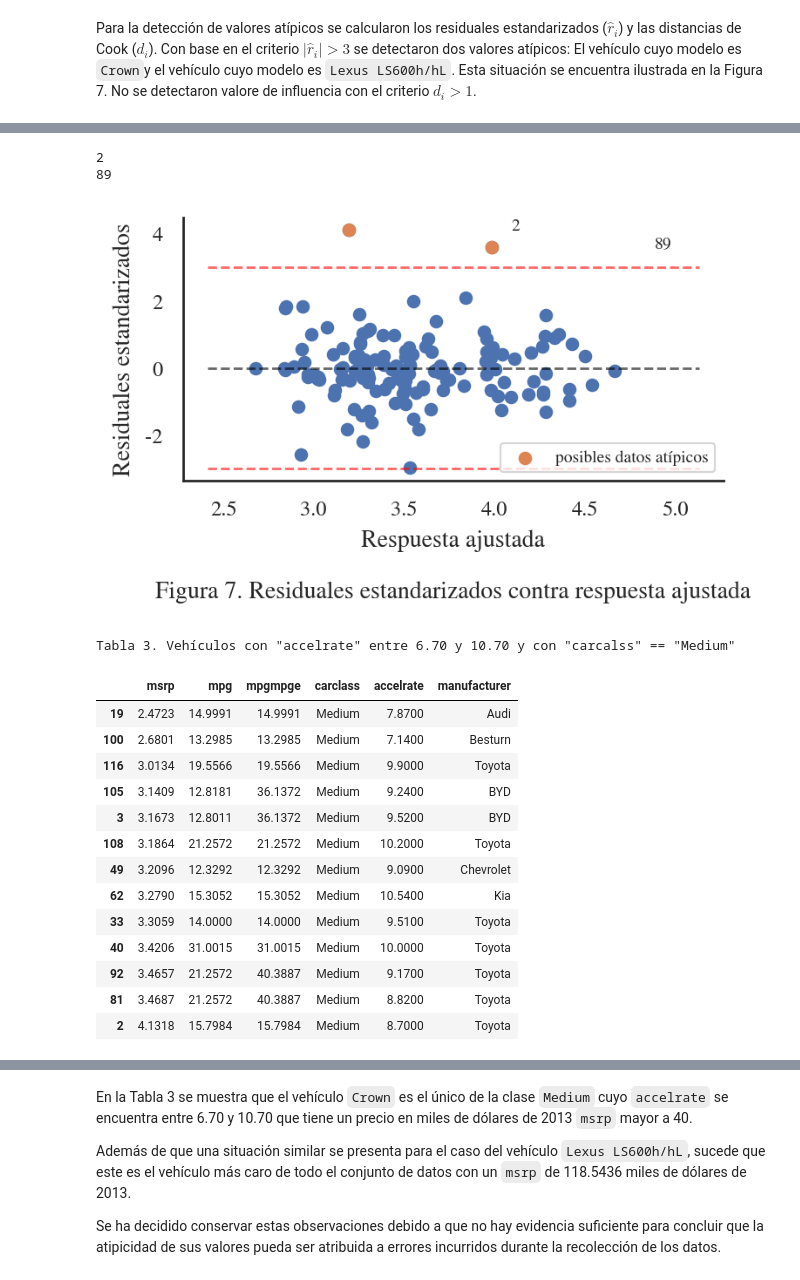
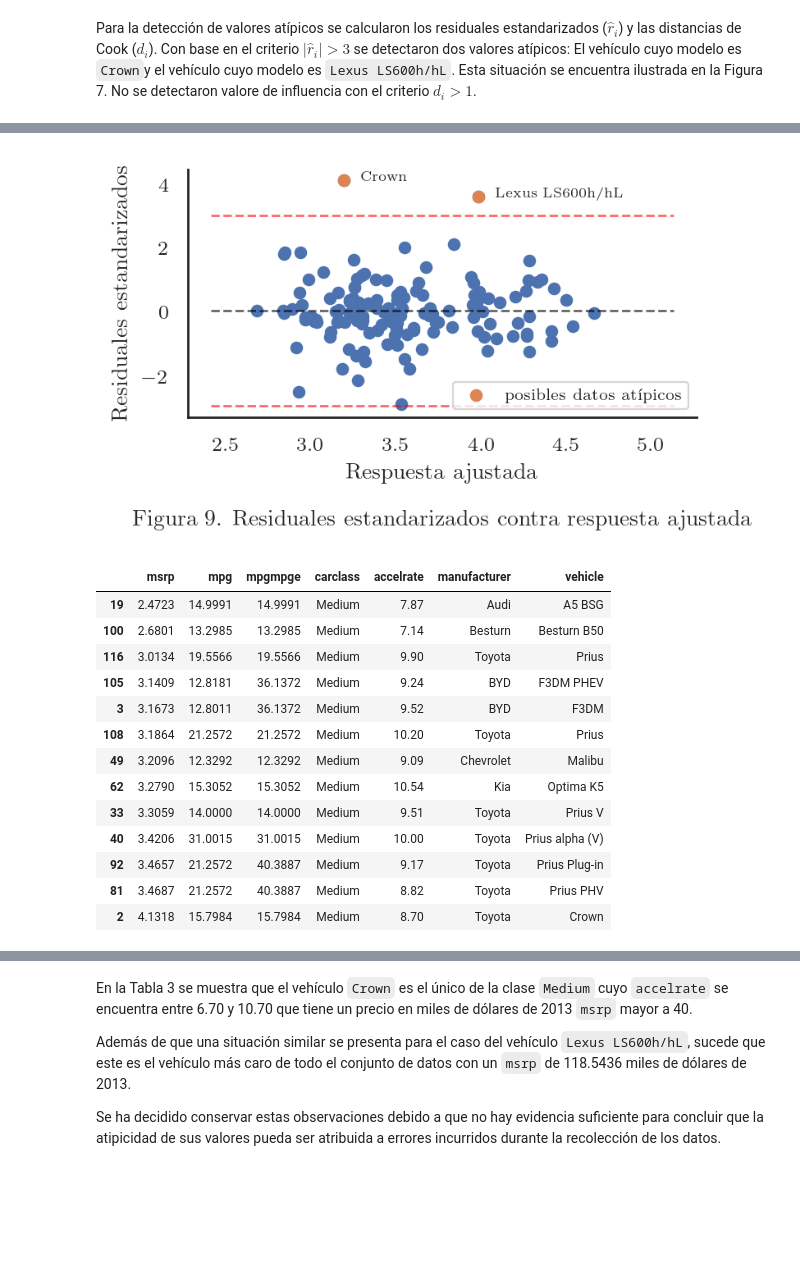
Before and after one commit to cegm/EA2-Entregables, a Jupyter notebook: Controles/Control 4/KND.ipynb, the cells around one changed output, grey strips where cells are left out. Drawn from its saved outputs; the diff is of its cells as text; code cells hidden in the pictures; blank space fills up the shorter version.

```diff
--- a/Controles/Control 4/KND.ipynb
+++ b/Controles/Control 4/KND.ipynb
@@ -38,10 +38,10 @@ pd.options.display.precision = 4 # Para 4 decimales.
 pd.options.mode.chained_assignment = None  # default='warn'
 # %%
 # esto es solo para que corra en mi compu je
-import matplotlib
-from matplotlib import rc
-rc("text", usetex=False)
-matplotlib.rcParams['axes.unicode_minus'] = False
+#import matplotlib
+#from matplotlib import rc
+#rc("text", usetex=False)
+#matplotlib.rcParams['axes.unicode_minus'] = False
 # %%
 def format_plot(ax, x_label = 'x', y_label = 'y', caption = None, despine = True):
     if despine:
@@ -226,7 +234,7 @@ Para la mayoría de las observaciones el consumo de combustible es igual al máx
 # %% [markdown]
 A continuación evaluaremos la relación lineal entre los regresores y la variable respuesta.
 # %%
-fig, axes = plt.subplots(1, 3, figsize = ((FIG_WIDTH+1)*3, FIG_HEIGHT))
+fig, axes = plt.subplots(1, 3, figsize = ((FIG_WIDTH+2)*3, FIG_HEIGHT))
 xs = ['accelrate', 'mpg', 'mpgmpge']
 labels  = ['tasa de aceleración', 'consumo de combustible', 'máximo de consumo de combustible o equivalente']
 captions = ['\\texttt{accelrate}', '\\texttt{mpg}', '\\texttt{mpgmpge}']
@@ -390,6 +409,7 @@ data_fin['mpgmpge'] = data['mpgmpge']
 data_fin['carclass'] = data['newCarClass']
 data_fin['accelrate'] = data['accelrate']
 data_fin['manufacturer'] = data['manufacturer']
+data_fin['vehicle'] = data['vehicle']
 # %%
 def fit_model(regresors, df):
     formula = 'msrp~{}'.format('+'.join(regresors))
@@ -468,7 +526,7 @@ AttributeError: 'Styler' object has no attribute 'filter'
 En la Tabla 2 se muestra que el modelo que simultáneamente minimiza el valor del AIC y el valor $p$ asociado con el estadístico $F$ de la prueba de la significancia de la regresión es el que se muestra en la última fila de la tabla, es decir, aquel que considera a `mpgmpge`, `carclass`, `accelrate` y `manufacturer`como regresores. En todos los casos la $C_p$ de Mallows es igual a la cantidad de regresores empleados. La cantidad de 30 regresores corresponde a (25 - 1) variables indicadoras asociadas con el factor `manufacturer`, (4 - 1) variables indicadoras asociadas con el factor `carclass`, 2 variables numéricas y 1 regresor asociado con el coeficiente $\beta_0$
 # %%
 formula = 'msrp~mpgmpge+carclass+accelrate+manufacturer'
-modelo = sm.ols(formula=formula, data = data_fin.drop(index = []))
+modelo = sm.ols(formula=formula, data = data_fin)
 fitted = modelo.fit()
 # %% [markdown]
 ## Detección de valores atípicos
@@ -534,54 +582,50 @@ Cooks:
 # %%
 fig, axes = plt.subplots(1, 1, figsize=(4, 2))
 # grafica residuales
 xmin=min(fitted.fittedvalues)
 xmax = max(fitted.fittedvalues)
 axes.hlines(y=3, xmin=xmin*0.9, xmax=xmax*1.1, color='red',linestyle='--',lw=1, alpha = 0.6)
 axes.hlines(y=-3, xmin=xmin*0.9, xmax=xmax*1.1, color='red',linestyle='--',lw=1, alpha = 0.6)
 axes.hlines(y=0, xmin=xmin*0.9, xmax=xmax*1.1, color='black',linestyle='--',lw=1, alpha = 0.6)
 axes.scatter(fitted.fittedvalues, standardized_residuals)
 axes.scatter(fitted.fittedvalues[outliers], standardized_residuals[outliers], label = 'posibles datos atípicos')
 plt.legend(loc = 4, fontsize = 7)
 format_plot(
     axes,
     x_label = 'Respuesta ajustada',
     y_label = 'Residuales estandarizados',
-    caption = 'Figura 7. Residuales estandarizados contra respuesta ajustada'
+    caption = 'Figura 9. Residuales estandarizados contra respuesta ajustada'
 )
 
 for i in outliers:
-    print(i)
-    axes.annotate(i,
-                  xy=(fitted.fittedvalues[i]+0.9, standardized_residuals[i]),
-                  size = 7
+    axes.annotate(data_fin['vehicle'][i],
+                  xy=(fitted.fittedvalues[i]+0.1, standardized_residuals[i]),
+                  size = 6
                  )
 
 plt.show()
 # %% [output]
-2
-89
-[figure, old version]
+[figure, new version]
 # %%
 crown_df = data_fin[(data_fin["accelrate"] >= 8.70 - 2) & (data_fin["accelrate"] <= 8.70 + 2) & (data_fin["carclass"] == "Medium")].sort_values("msrp")
 
 # QUITAR SI NO CORRE AL CONVERTIR A LATEX/PDF
 title = 'Tabla 3. Vehículos con "accelrate" entre 6.70 y 10.70 y con "carcalss" == "Medium"'
-crown_df = crown_df.style.set_caption(title)
+#crown_df = crown_df.style.set_caption(title)
 
 display(crown_df)
 # %% [output]
-Tabla 3. Vehículos con "accelrate" entre 6.70 y 10.70 y con "carcalss" == "Medium"
-|  | msrp | mpg | mpgmpge | carclass | accelrate | manufacturer |
-| 19 | 2.4723 | 14.9991 | 14.9991 | Medium | 7.8700 | Audi |
-| 100 | 2.6801 | 13.2985 | 13.2985 | Medium | 7.1400 | Besturn |
-| 116 | 3.0134 | 19.5566 | 19.5566 | Medium | 9.9000 | Toyota |
-| 105 | 3.1409 | 12.8181 | 36.1372 | Medium | 9.2400 | BYD |
-| 3 | 3.1673 | 12.8011 | 36.1372 | Medium | 9.5200 | BYD |
-| 108 | 3.1864 | 21.2572 | 21.2572 | Medium | 10.2000 | Toyota |
-| 49 | 3.2096 | 12.3292 | 12.3292 | Medium | 9.0900 | Chevrolet |
-| 62 | 3.2790 | 15.3052 | 15.3052 | Medium | 10.5400 | Kia |
-| 33 | 3.3059 | 14.0000 | 14.0000 | Medium | 9.5100 | Toyota |
-| 40 | 3.4206 | 31.0015 | 31.0015 | Medium | 10.0000 | Toyota |
-| 92 | 3.4657 | 21.2572 | 40.3887 | Medium | 9.1700 | Toyota |
-| 81 | 3.4687 | 21.2572 | 40.3887 | Medium | 8.8200 | Toyota |
-| 2 | 4.1318 | 15.7984 | 15.7984 | Medium | 8.7000 | Toyota |
+|  | msrp | mpg | mpgmpge | carclass | accelrate | manufacturer | vehicle |
+| 19 | 2.4723 | 14.9991 | 14.9991 | Medium | 7.87 | Audi | A5 BSG |
+| 100 | 2.6801 | 13.2985 | 13.2985 | Medium | 7.14 | Besturn | Besturn B50 |
+| 116 | 3.0134 | 19.5566 | 19.5566 | Medium | 9.90 | Toyota | Prius |
+| 105 | 3.1409 | 12.8181 | 36.1372 | Medium | 9.24 | BYD | F3DM PHEV |
+| 3 | 3.1673 | 12.8011 | 36.1372 | Medium | 9.52 | BYD | F3DM |
+| 108 | 3.1864 | 21.2572 | 21.2572 | Medium | 10.20 | Toyota | Prius |
+| 49 | 3.2096 | 12.3292 | 12.3292 | Medium | 9.09 | Chevrolet | Malibu |
+| 62 | 3.2790 | 15.3052 | 15.3052 | Medium | 10.54 | Kia | Optima K5 |
+| 33 | 3.3059 | 14.0000 | 14.0000 | Medium | 9.51 | Toyota | Prius V |
+| 40 | 3.4206 | 31.0015 | 31.0015 | Medium | 10.00 | Toyota | Prius alpha (V) |
+| 92 | 3.4657 | 21.2572 | 40.3887 | Medium | 9.17 | Toyota | Prius Plug-in |
+| 81 | 3.4687 | 21.2572 | 40.3887 | Medium | 8.82 | Toyota | Prius PHV |
+| 2 | 4.1318 | 15.7984 | 15.7984 | Medium | 8.70 | Toyota | Crown |
```
Also changed, not shown: parts of 25 cells of this notebook, 13 other files.
